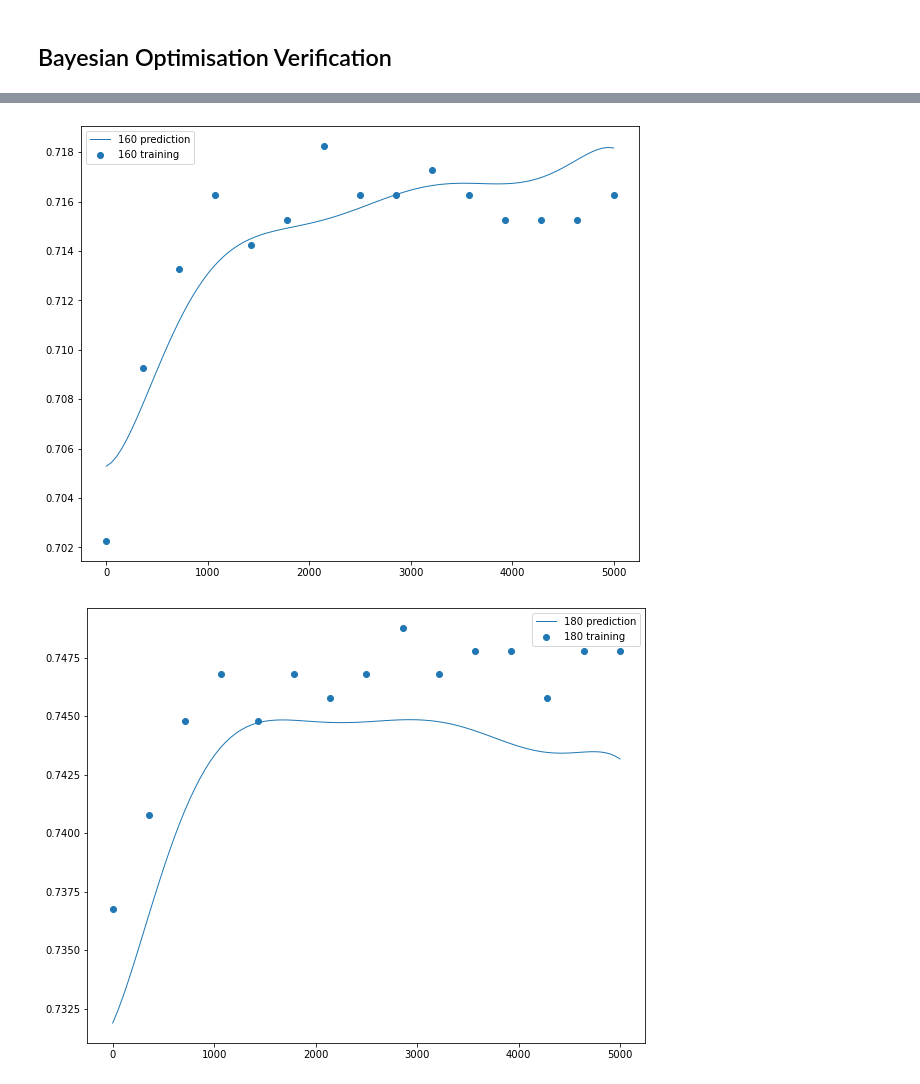
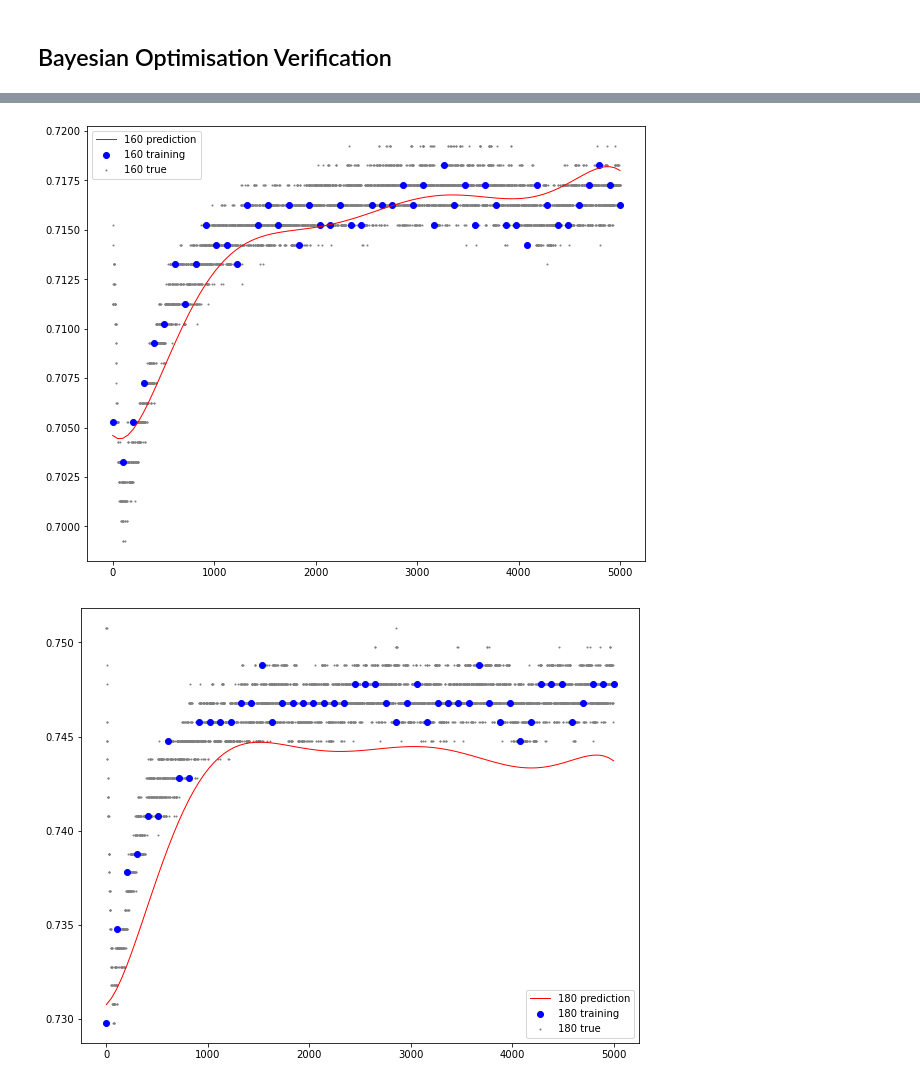
Before and after one commit to michelleliu1027/Bayesian_PV, a Jupyter notebook: BO_2d.ipynb, the cells around one changed output, grey strips where cells are left out. Saved outputs shown, nothing was run; the diff lists cells and outputs as text; code cells hidden in the pictures.

Commit message:
feat (BO_2d): new true value plots

```diff
--- a/BO_2d.ipynb
+++ b/BO_2d.ipynb
@@ -30,7 +30,7 @@ for temp in list_temp:
     i+=1
 # %%
 ### Data setup
-NUM_OF_DATA_POINTS = 15
+NUM_OF_DATA_POINTS = 50
 NUM_OF_PLOT_POINTS = 100
 # gp settings
 NOISE_LEVEL = 1e-5
@@ -105,12 +105,15 @@ plt.show()
 # %%
 i = 1
 j = NUM_OF_DATA_POINTS
+k = 0
 for temp in temp_list:
     fig = plt.figure(figsize=(10,8))
-    plt.plot(x1,Zp[:,i],label = str(temp)+' prediction',lw=1)
+    plt.plot(x1,Zp[:,i],label = str(temp)+' prediction',c='red',lw=1,zorder=3)
     i += int(NUM_OF_PLOT_POINTS/3-1)
-    plt.scatter (x_train,Y[j-NUM_OF_DATA_POINTS:j],label = str(temp)+' training')
+    plt.scatter (x_train,Y[j-NUM_OF_DATA_POINTS:j],label = str(temp)+' training',c='blue',zorder=2)
     j += NUM_OF_DATA_POINTS
+    plt.scatter(X_,y_normal[k:k+5000],label = str(temp)+' true',s=1,c='grey',zorder=1)
+    k+=5000
     plt.legend()
     plt.show()
 # %% [output]
@@ -119,2 +122,2 @@ for temp in temp_list:
-[figure, old version]
+[figure, new version]
-[figure, old version]
+[figure, new version]
```
Also changed, not shown: parts of 4 cells of this notebook.
